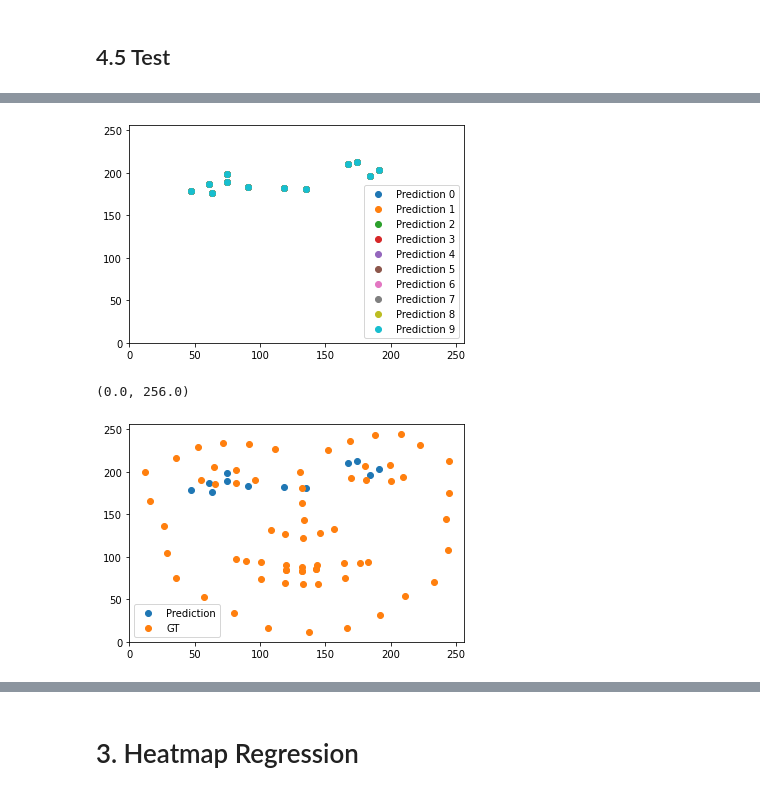
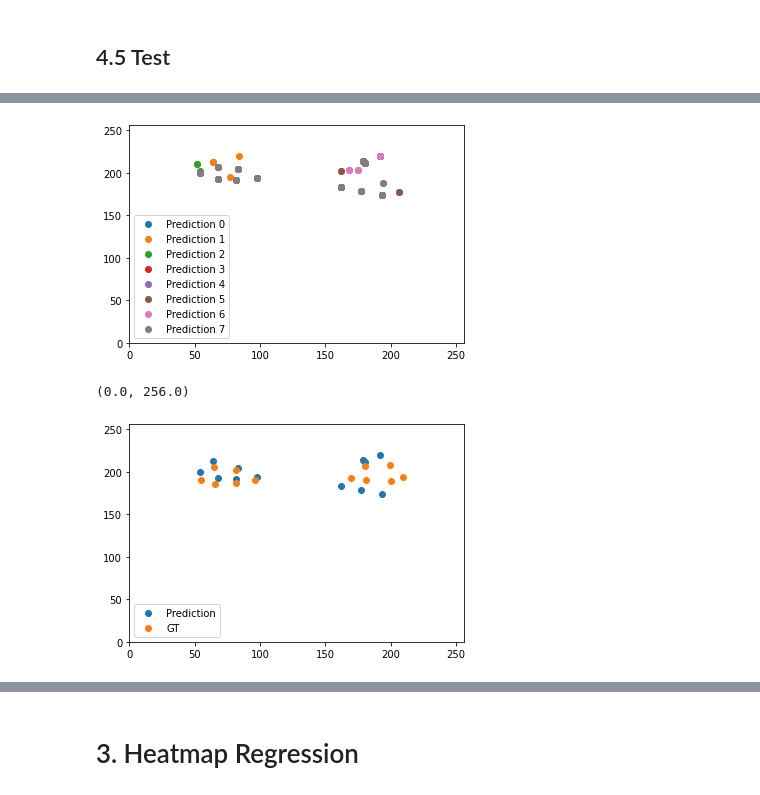
Before and after one commit to Pengchengzhi/Face-Alignment-DRF, a Jupyter notebook: Heatmap_each.ipynb, the cells around one changed output, grey strips where cells are left out. Cells and saved outputs as stored; diff of their text form; code cells hidden in the pictures.

```diff
--- a/Heatmap_each.ipynb
+++ b/Heatmap_each.ipynb
@@ -192,19 +206,3 @@ def phi(cnn_fc):
-# %%
-def phi(cnn_fc):
-  N = cnn_fc.shape[0]
-  out = torch.zeros(N,num_leaf_nodes).to(device)
-  sigm = torch.sigmoid(cnn_fc)
-
-  out[:,0] = sigm[:,2]*sigm[:,6]
-  out[:,1] = (1-sigm[:,2])*sigm[:,6]
-  out[:,2] = sigm[:,5]*(1-sigm[:,6])
-  out[:,3] = (1-sigm[:,5])*(1-sigm[:,6])
-  out[:,4] = sigm[:,0]*sigm[:,5]
-  out[:,5] = (1-sigm[:,0])*sigm[:,5]
-  out[:,6] = sigm[:,7]*(1-sigm[:,5])
-  out[:,7] = (1-sigm[:,7])*(1-sigm[:,5])
-
-  return out
 # %%
 def find_coord(prob_map):
   # prob_map(200,68*256*256)
@@ -261,7 +259,7 @@ Tune_HGNet._HGNet__tune = nn.Sequential(nn.Linear(4*16*16,num_fc)).to(device)
 Total_train = 10
 
 # CNN initilization
-nIters = 10
+nIters = 40
 
 criterion = torch.nn.MSELoss()
 optimizer = optim.SGD(Tune_HGNet.parameters(), lr=0.001, momentum=0.9, weight_decay=1e-4)
@@ -279,7 +277,7 @@ for round in range(Total_train):
   ### eyes: [36:48]
   #####################################
   if round == 0:
-    leaf_q = torch.ones(8,12*256*256).to(device)/(256*256)
+    leaf_q = torch.ones(num_leaf_nodes,12*256*256).to(device)/(256*256)
 
   for iter in range(nIters):
     loss_epoch = 0
@@ -296,7 +294,7 @@ for round in range(Total_train):
       loss_epoch += loss.item()
       if (iter+1)%5 == 0 or iter == 0:
         if i == 9:
-          print('     CNN training, Iter [%d/%d] loss %.8f' %(iter+1, nIters, loss_epoch*1e-1))
+          print('     CNN training, Iter [%d/%d] loss %.8f' %(iter+1, nIters, loss_epoch*224*224*1e-1))
 
       optimizer.zero_grad()
       loss.backward()
@@ -307,7 +305,7 @@ for round in range(Total_train):
   ### Train Regression Trees
   #####################################
   with torch.no_grad():
-    leaf_q_new = torch.zeros(8,12*256*256).to(device)/(256*256)
+    leaf_q_new = torch.zeros(num_leaf_nodes,12*256*256).to(device)/(256*256)
     loss0 = 0
 
     for i, (x,coord,y) in enumerate(sample_dataloder):
@@ -326,13 +324,13 @@ for round in range(Total_train):
       leaf_q_new += torch.matmul(torch.linalg.pinv(cnn_prob), y_expand) #(8,12*256*256)
 
     leaf_q = leaf_q_new/10  # average among each bach
-    leaf_q = torch.abs(leaf_q.reshape(8,12,-1)) #(B,12,256*256)
+    leaf_q = torch.abs(leaf_q.reshape(num_leaf_nodes,12,-1)) #(B,12,256*256)
     leaf_q = leaf_q/torch.sum(leaf_q, axis=2, keepdims=True)
-    for nleaf in range(8):
+    for nleaf in range(num_leaf_nodes):
       for npoints in range(12):
         leaf_q[nleaf,npoints,:][leaf_q[nleaf,npoints,:] <= torch.max(leaf_q[nleaf,npoints,:])*0.2] = 0
     leaf_q = leaf_q/torch.sum(leaf_q, axis=2, keepdims=True)
-    leaf_q = leaf_q.reshape(8,-1)
+    leaf_q = leaf_q.reshape(num_leaf_nodes,-1)
 
     print("     RF training, coordinate loss: %.4f" %(loss0/10))
 # %% [output]
@@ -410,9 +391,7 @@ Tune_HGNet._HGNet__lin = nn.Sequential(nn.Conv2d(128,64,1),
                     nn.ReLU(inplace=True),
                     nn.MaxPool2d(2,2)).to(device)  #(4,8,8)
 
-Tune_HGNet._HGNet__tune = nn.Sequential(nn.Linear(4*8*8,64),
-                    nn.Linear(64,8),
-                    nn.ReLU(inplace=True)).to(device)
+Tune_HGNet._HGNet__tune = nn.Sequential(nn.Linear(4*16*16,num_fc)).to(device)
 
 Tune_HGNet.load_state_dict(torch.load("/content/drive/My Drive/Face Alignment DRF/trained_models/Tune_HGNet.pt"))
 leaf_q = torch.load("/content/drive/My Drive/Face Alignment DRF/trained_models/leaf_q.pt")
@@ -447,14 +426,14 @@ Heatmap loss 0.00001442, Coord loss 1267.6821
 # %%
-for ith in range(10):
+for ith in range(8):
   x = pred_coords[ith,::2].detach().cpu()
   y = pred_coords[ith,1::2].detach().cpu()
   plt.scatter(x,256-y,label="Prediction %d" %ith)
 
-  plt.legend(loc='lower right')
+  plt.legend(loc='lower left')
   plt.xlim(0,256)
   plt.ylim(0,256)
 # %% [output]
-[figure, old version]
+[figure, new version]
 # %%
 ith = 0
 
@@ -462,8 +441,8 @@ x = pred_coords[ith,::2].detach().cpu()
 y = pred_coords[ith,1::2].detach().cpu()
 plt.scatter(x,256-y,label="Prediction")
 
-x2 = coord[ith,:,0].detach().cpu()
-y2 = coord[ith,:,1].detach().cpu()
+x2 = coord[ith,36:48,0].detach().cpu()
+y2 = coord[ith,36:48,1].detach().cpu()
 plt.scatter(x2,256-y2,label="GT")
 
 plt.legend(loc='lower left')
@@ -471,4 +450,4 @@ plt.xlim(0,256)
 plt.ylim(0,256)
 # %% [output]
 (0.0, 256.0)
-[figure, old version]
+[figure, new version]
```
Also changed, not shown: parts of 30 cells of this notebook.
